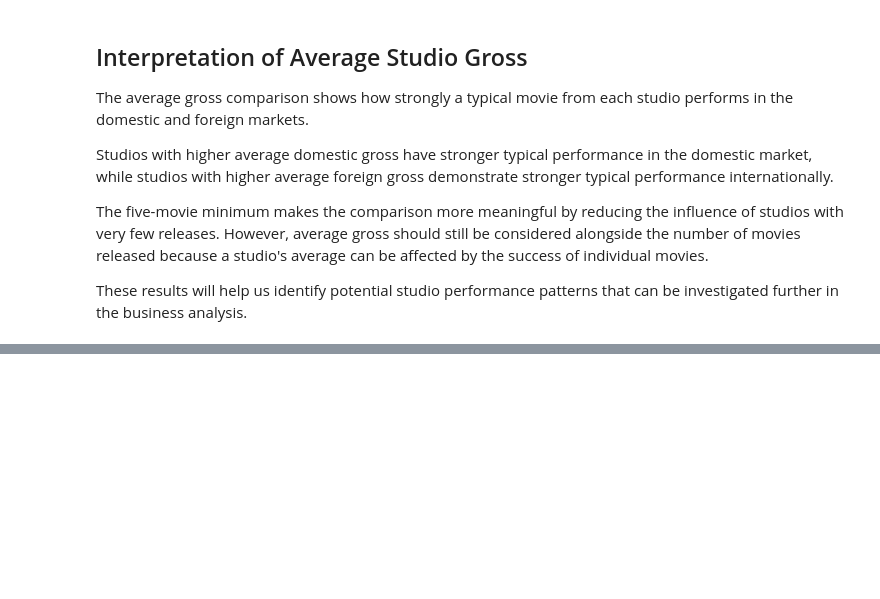
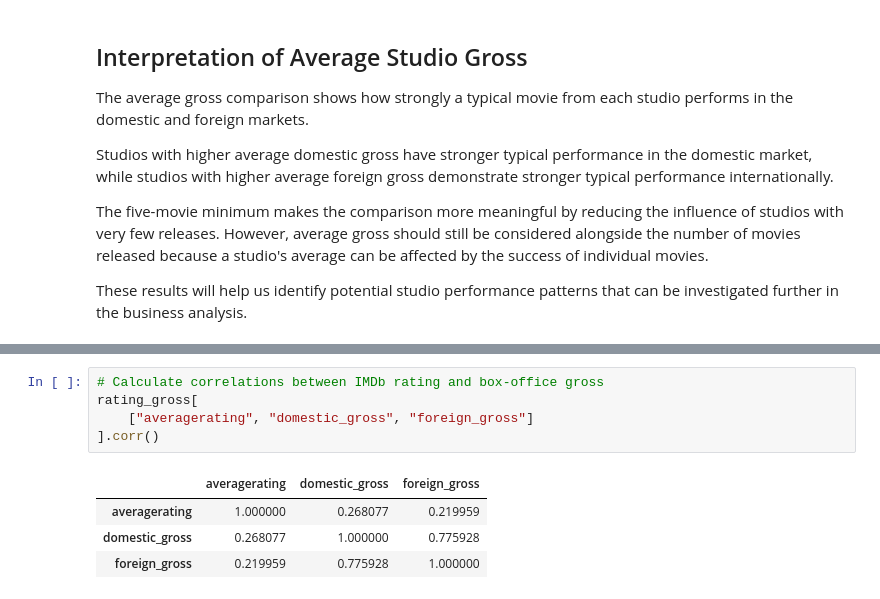
Before and after one commit to oliverkiplagat/Studio_Launch-Pad, a Jupyter notebook: student.ipynb, the cells around one changed output, grey strips where cells are left out. Drawn from its saved outputs; the diff is of its cells as text; blank space fills up the shorter version.

```diff
--- a/student.ipynb
+++ b/student.ipynb
@@ -1275,0 +1348,10 @@ These results will help us identify potential studio performance patterns that c
+# %%
+# Calculate correlations between IMDb rating and box-office gross
+rating_gross[
+    ["averagerating", "domestic_gross", "foreign_gross"]
+].corr()
+# %% [output]
+|  | averagerating | domestic_gross | foreign_gross |
+| averagerating | 1.000000 | 0.268077 | 0.219959 |
+| domestic_gross | 0.268077 | 1.000000 | 0.775928 |
+| foreign_gross | 0.219959 | 0.775928 | 1.000000 |
```
Also changed, not shown: parts of 11 cells of this notebook.
